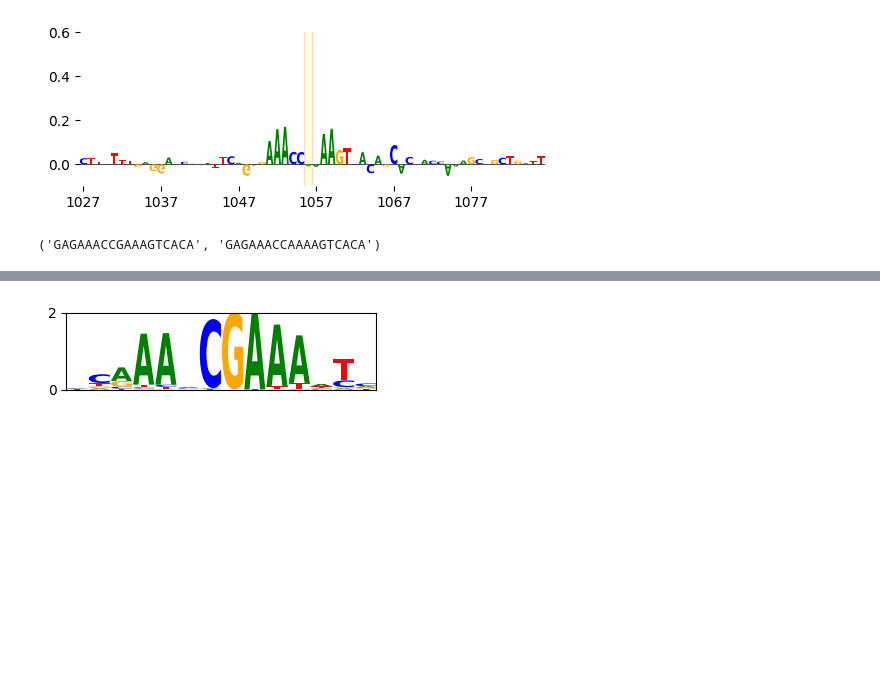
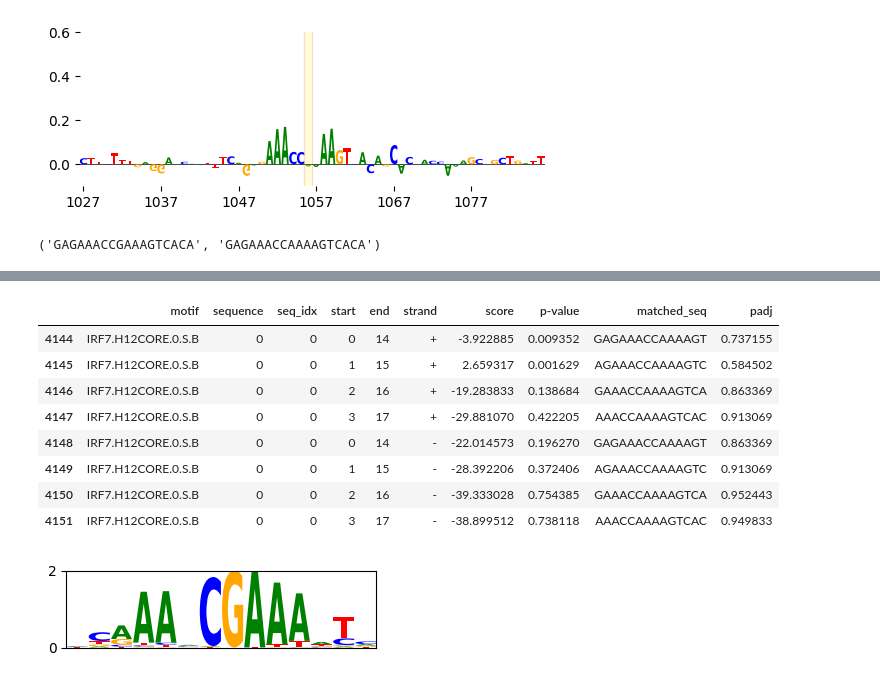
Before and after one commit to Genentech/gReLU-applications, a Jupyter notebook: VEP_benchmark/3_variants_GM12878_DNase.ipynb, the cells around one changed output, grey strips where cells are left out. Drawn from its saved outputs; the diff is of its cells as text; code cells hidden in the pictures; blank space fills up the shorter version.

```diff
--- a/VEP_benchmark/3_variants_GM12878_DNase.ipynb
+++ b/VEP_benchmark/3_variants_GM12878_DNase.ipynb
@@ -255,3 +272,15 @@ full_scores[full_scores['motif'] == MOTIF]
+# %%
+full_scores_alt[full_scores_alt.motif=='IRF7.H12CORE.0.S.B']
+# %% [output]
+|  | motif | sequence | seq_idx | start | end | strand | score | p-value | matched_seq | padj |
+| 4144 | IRF7.H12CORE.0.S.B | 0 | 0 | 0 | 14 | + | -3.922885 | 0.009352 | GAGAAACCAAAAGT | 0.737155 |
+| 4145 | IRF7.H12CORE.0.S.B | 0 | 0 | 1 | 15 | + | 2.659317 | 0.001629 | AGAAACCAAAAGTC | 0.584502 |
+| 4146 | IRF7.H12CORE.0.S.B | 0 | 0 | 2 | 16 | + | -19.283833 | 0.138684 | GAAACCAAAAGTCA | 0.863369 |
+| 4147 | IRF7.H12CORE.0.S.B | 0 | 0 | 3 | 17 | + | -29.881070 | 0.422205 | AAACCAAAAGTCAC | 0.913069 |
+| 4148 | IRF7.H12CORE.0.S.B | 0 | 0 | 0 | 14 | - | -22.014573 | 0.196270 | GAGAAACCAAAAGT | 0.863369 |
+| 4149 | IRF7.H12CORE.0.S.B | 0 | 0 | 1 | 15 | - | -28.392206 | 0.372406 | AGAAACCAAAAGTC | 0.913069 |
+| 4150 | IRF7.H12CORE.0.S.B | 0 | 0 | 2 | 16 | - | -39.333028 | 0.754385 | GAAACCAAAAGTCA | 0.952443 |
+| 4151 | IRF7.H12CORE.0.S.B | 0 | 0 | 3 | 17 | - | -38.899512 | 0.738118 | AAACCAAAAGTCAC | 0.949833 |
 # %%
 from grelu.io.motifs import read_meme_file
 import logomaker
```
Also changed, not shown: parts of 5 cells of this notebook.
